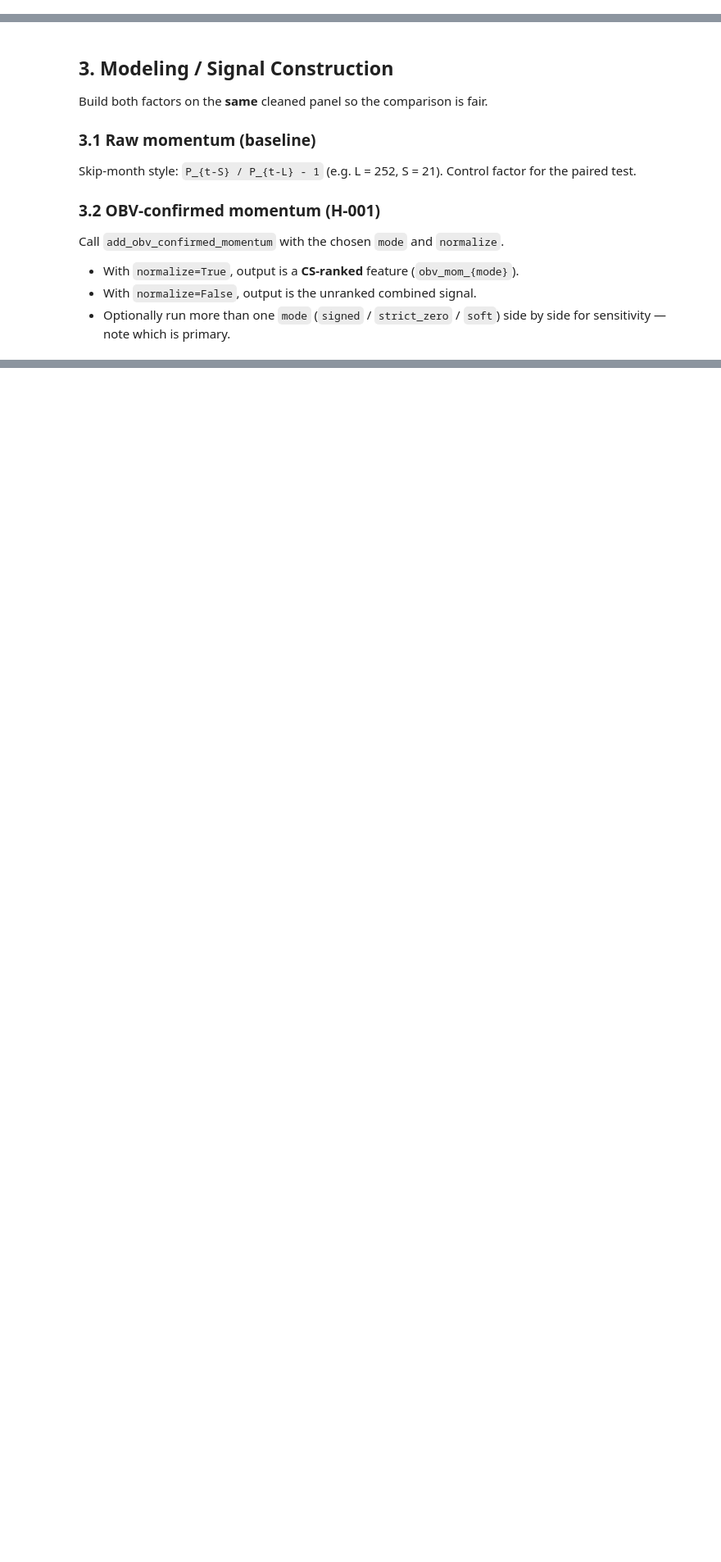
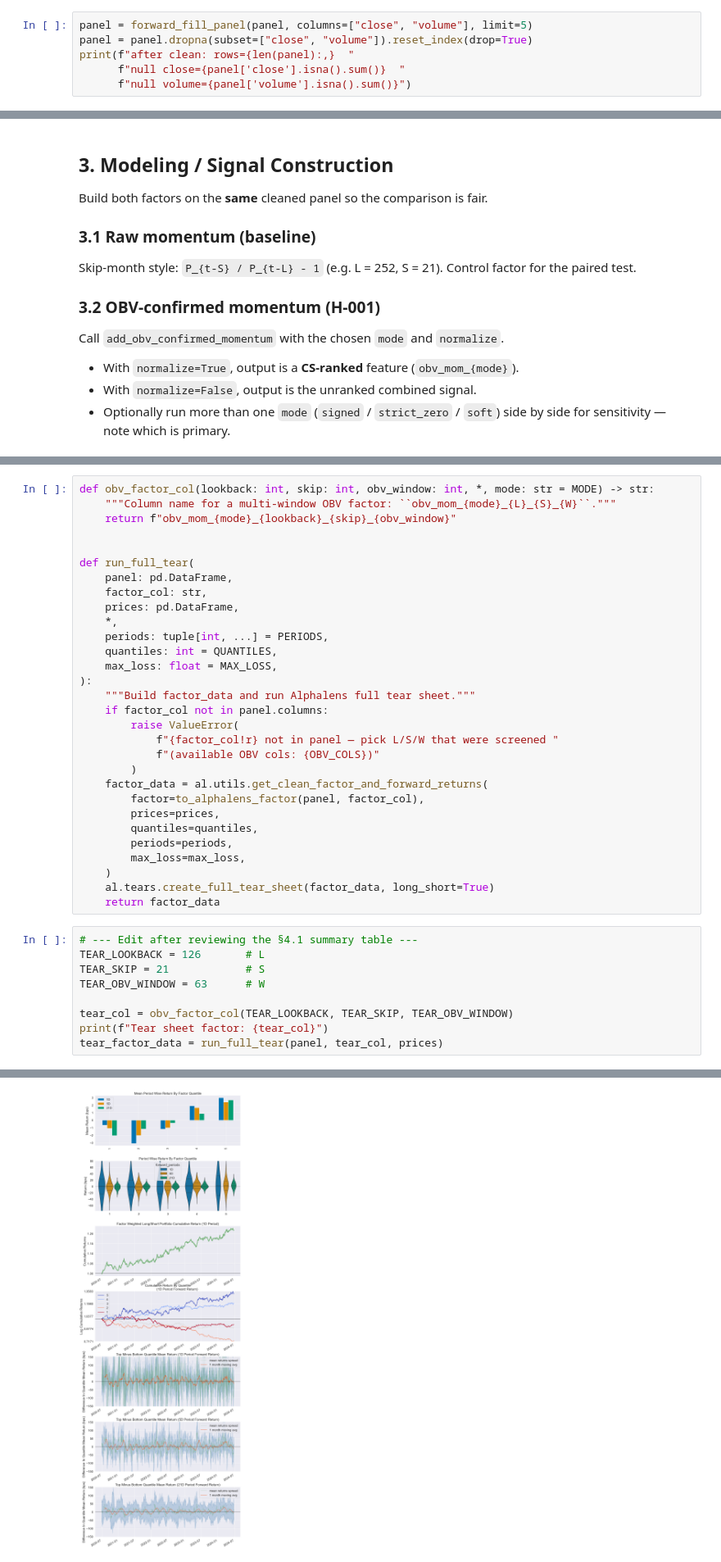
Before and after one commit to charlievellacott/trading_portfolio, a Jupyter notebook: 02_research/notebooks/factor_tests/H-001_obv_momentum.ipynb, the cells around one changed output, grey strips where cells are left out. Shown at 82% size. Cells and saved outputs as stored; diff of their text form; blank space fills up the shorter version.

```diff
--- a/02_research/notebooks/factor_tests/H-001_obv_momentum.ipynb
+++ b/02_research/notebooks/factor_tests/H-001_obv_momentum.ipynb
@@ -36,3 +100,9 @@ Load a daily OHLCV long panel for a point-in-time equity universe (same panel fo
 Clean the long panel as needed (missing bars, winsorize, etc.) via project cleaners. Stay in **long format**.
 
 Point-in-time only: features at `t` use information available at or before `t`.
+# %%
+panel = forward_fill_panel(panel, columns=["close", "volume"], limit=5)
+panel = panel.dropna(subset=["close", "volume"]).reset_index(drop=True)
+print(f"after clean: rows={len(panel):,}  "
+      f"null close={panel['close'].isna().sum()}  "
+      f"null volume={panel['volume'].isna().sum()}")
@@ -58,0 +316,40 @@ Paired comparison of **raw momentum** vs **OBV-confirmed momentum** on identical
+# %%
+def obv_factor_col(lookback: int, skip: int, obv_window: int, *, mode: str = MODE) -> str:
+    """Column name for a multi-window OBV factor: ``obv_mom_{mode}_{L}_{S}_{W}``."""
+    return f"obv_mom_{mode}_{lookback}_{skip}_{obv_window}"
+
+
+def run_full_tear(
+    panel: pd.DataFrame,
+    factor_col: str,
+    prices: pd.DataFrame,
+    *,
+    periods: tuple[int, ...] = PERIODS,
+    quantiles: int = QUANTILES,
+    max_loss: float = MAX_LOSS,
+):
+    """Build factor_data and run Alphalens full tear sheet."""
+    if factor_col not in panel.columns:
+        raise ValueError(
+            f"{factor_col!r} not in panel — pick L/S/W that were screened "
+            f"(available OBV cols: {OBV_COLS})"
+        )
+    factor_data = al.utils.get_clean_factor_and_forward_returns(
+        factor=to_alphalens_factor(panel, factor_col),
+        prices=prices,
+        quantiles=quantiles,
+        periods=periods,
+        max_loss=max_loss,
+    )
+    al.tears.create_full_tear_sheet(factor_data, long_short=True)
+    return factor_data
+# %%
+# --- Edit after reviewing the §4.1 summary table ---
+TEAR_LOOKBACK = 126       # L
+TEAR_SKIP = 21            # S
+TEAR_OBV_WINDOW = 63      # W
+
+tear_col = obv_factor_col(TEAR_LOOKBACK, TEAR_SKIP, TEAR_OBV_WINDOW)
+print(f"Tear sheet factor: {tear_col}")
+tear_factor_data = run_full_tear(panel, tear_col, prices)
+# %% [output]
@@ -58,0 +375 @@ Paired comparison of **raw momentum** vs **OBV-confirmed momentum** on identical
+[figure, added]
```
Also changed, not shown: parts of 16 cells of this notebook, 57 other files.
